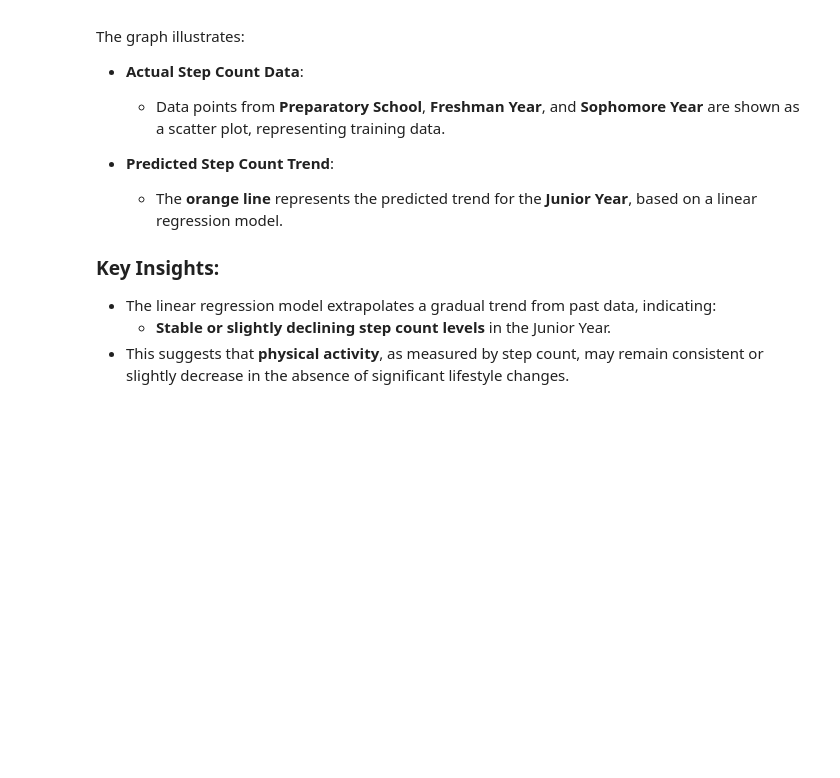
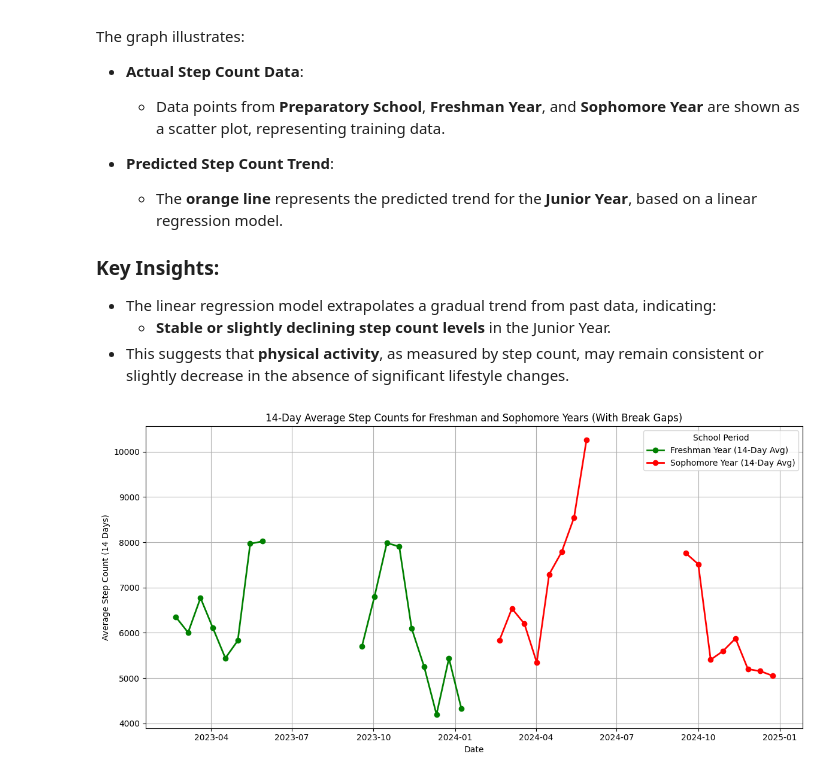
Before and after one commit to eray-akalin/academic-intensity-and-health-analysis, a Jupyter notebook: DSA210_Project.ipynb, the cells around one changed output. Cells and saved outputs as stored; diff of their text form; code cells hidden in the pictures; blank space fills up the shorter version.

```diff
--- a/DSA210_Project.ipynb
+++ b/DSA210_Project.ipynb
@@ -501,3 +501,75 @@ The graph illustrates:
 - The linear regression model extrapolates a gradual trend from past data, indicating:
   - **Stable or slightly declining step count levels** in the Junior Year.
 - This suggests that **physical activity**, as measured by step count, may remain consistent or slightly decrease in the absence of significant lifestyle changes.
+# %%
+import pandas as pd
+import matplotlib.pyplot as plt
+
+# Load the organized data from the CSV file
+organized_data = pd.read_csv("organized_health_data.csv")
+
+# Convert Date column to datetime format for plotting
+organized_data['Date'] = pd.to_datetime(organized_data['Date'])
+
+# Merge terms for Freshman and Sophomore years
+organized_data['School Period'] = organized_data['School Period'].replace(
+    {
+        'Freshman First Term': 'Freshman Year',
+        'Freshman Second Term': 'Freshman Year',
+        'Sophomore First Term': 'Sophomore Year',
+        'Sophomore Second Term': 'Sophomore Year'
+    }
+)
+
+# Define all break periods (midterms and summer breaks) to exclude
+break_periods = [
+    ("2023-06-11", "2023-09-24"),  # Summer break for Freshman Year
+    ("2024-06-11", "2024-09-24")   # Summer break for Sophomore Year
+]
+
+# Exclude break periods
+for start, end in break_periods:
+    organized_data = organized_data[~((organized_data['Date'] >= pd.to_datetime(start)) & (organized_data['Date'] <= pd.to_datetime(end)))]
+
+# Filter data ONLY for Freshman and Sophomore years
+step_count_data = organized_data[organized_data['School Period'].isin(['Freshman Year', 'Sophomore Year'])].copy()
+
+# Define a color map for each school period
+color_map = {
+    'Freshman Year': 'green',
+    'Sophomore Year': 'red'
+}
+
+# Initialize the plot
+plt.figure(figsize=(12, 6))
+
+# Plot Step Count trends for each school period using Grouper for 14-day aggregation
+for period in step_count_data['School Period'].unique():
+    # Filter data for the current period
+    period_data = step_count_data[step_count_data['School Period'] == period]
+
+    # Group by 14-day periods and calculate averages
+    grouped_data = period_data.groupby(pd.Grouper(key='Date', freq='14D'))['Step Count'].mean().reset_index()
+
+    # Plot the 14-day data
+    plt.plot(
+        grouped_data['Date'],
+        grouped_data['Step Count'],
+        label=f"{period} (14-Day Avg)",
+        color=color_map[period],
+        linewidth=2,
+        marker='o'
+    )
+
+# Add titles and labels
+plt.title("14-Day Average Step Counts for Freshman and Sophomore Years (With Break Gaps)")
+plt.xlabel("Date")
+plt.ylabel("Average Step Count (14 Days)")
+plt.legend(title="School Period")
+plt.grid(True)
+plt.tight_layout()
+
+# Show the plot
+plt.show()
+# %% [output]
+[figure, added]
```
Also changed, not shown: parts of 3 cells of this notebook.
